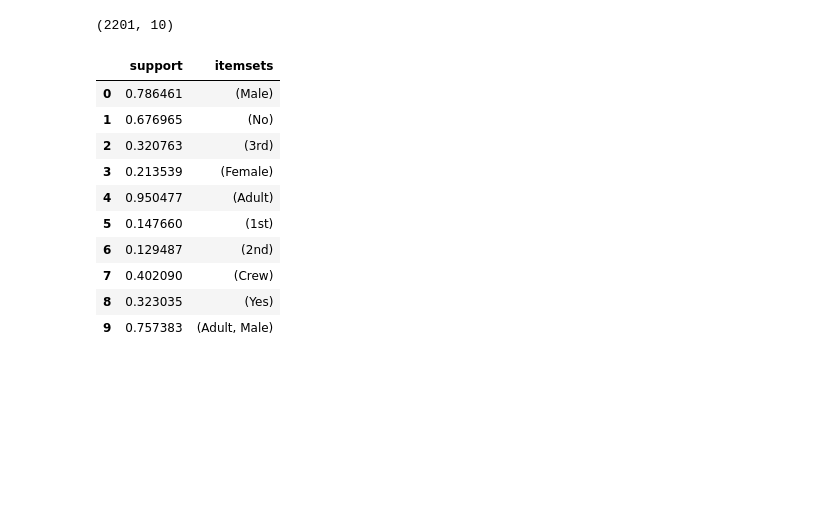
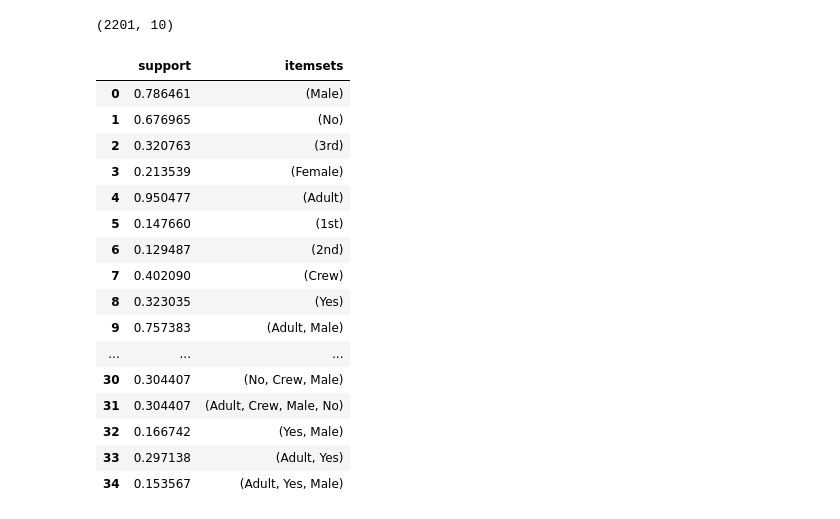
Before and after one commit to EviIius/KNN, a Jupyter notebook: Homework_3/HM3.ipynb, the cells around one changed output. Saved outputs shown, nothing was run; the diff lists cells and outputs as text; code cells hidden in the pictures; blank space fills up the shorter version.

```diff
--- a/Homework_3/HM3.ipynb
+++ b/Homework_3/HM3.ipynb
@@ -169,21 +169,27 @@ dataset3.shape
 # %%
 #Importing Libraries
 from mlxtend.frequent_patterns import fpgrowth
 #running the fpgrowth algorithm
 res=fpgrowth(dataset3,min_support=0.1, use_colnames=True)
-res.head(10)
+res.head(35)
 # %% [output]
 |  | support | itemsets |
 | 0 | 0.786461 | (Male) |
 | 1 | 0.676965 | (No) |
 | 2 | 0.320763 | (3rd) |
 | 3 | 0.213539 | (Female) |
 | 4 | 0.950477 | (Adult) |
 | 5 | 0.147660 | (1st) |
 | 6 | 0.129487 | (2nd) |
 | 7 | 0.402090 | (Crew) |
 | 8 | 0.323035 | (Yes) |
 | 9 | 0.757383 | (Adult, Male) |
+| ... | ... | ... |
+| 30 | 0.304407 | (No, Crew, Male) |
+| 31 | 0.304407 | (Adult, Crew, Male, No) |
+| 32 | 0.166742 | (Yes, Male) |
+| 33 | 0.297138 | (Adult, Yes) |
+| 34 | 0.153567 | (Adult, Yes, Male) |
 # %%
 # importing required module
 from mlxtend.frequent_patterns import association_rules
```
Also changed, not shown: parts of 2 cells of this notebook, 1 other file.
